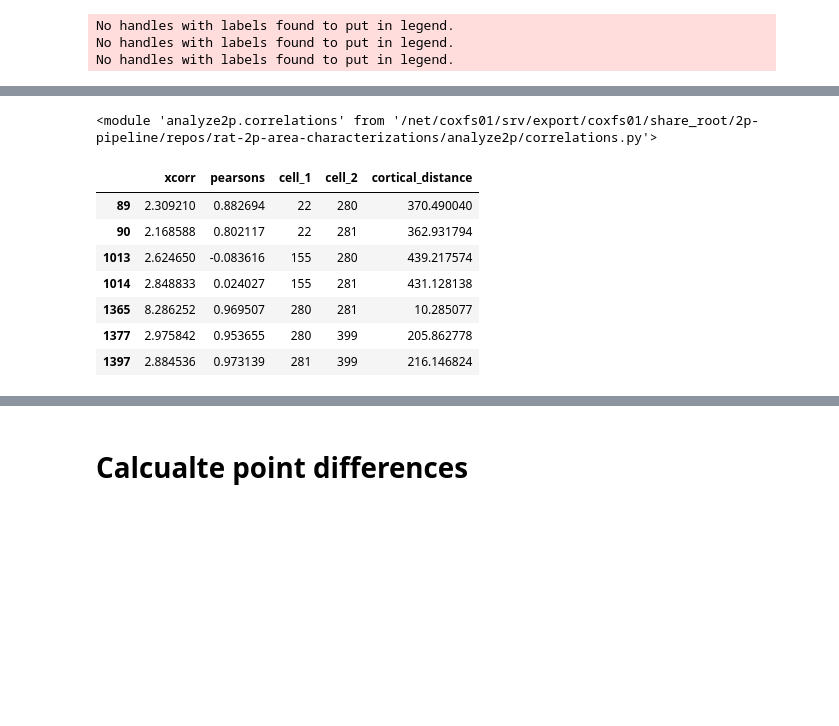
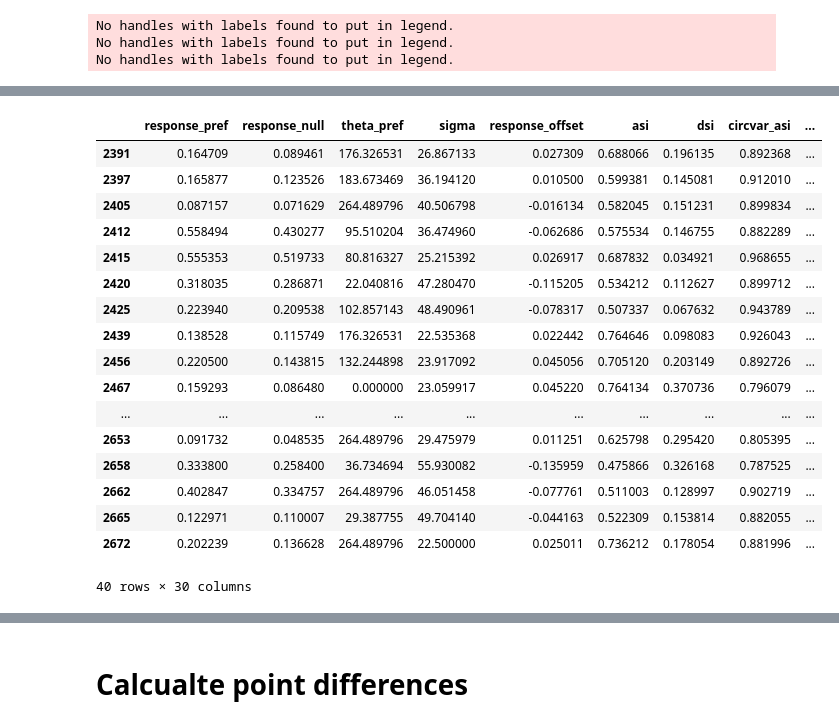
Before and after one commit to julianarhee/rat-2p-area-characterizations, a Jupyter notebook: analyze2p/gratings/correlate_tuning_curves.ipynb, the cells around one changed output, grey strips where cells are left out. Drawn from its saved outputs; the diff is of its cells as text; code cells hidden in the pictures; blank space fills up the shorter version.

```diff
--- a/analyze2p/gratings/correlate_tuning_curves.ipynb
+++ b/analyze2p/gratings/correlate_tuning_curves.ipynb
@@ -494,5 +500,3 @@ pl.subplots_adjust(wspace=0.5, left=0.1, right=0.9, bottom=0.2)
 import analyze2p.gratings.bootstrap_osi as osi
 # %%
 from scipy import signal
-# %%
-FITS = aggr.add_roi_positions(FITS)
@@ -499,10 +515,32 @@ FITS = aggr.add_roi_positions(FITS)
 # %%
 va='V1'
-dk='20190617_JC097_fov1'
-r1 = 399
-r2 = 37
+dk='20190511_JC083_fov1'
+r1 = 27
+r2 = 107
 
 fitdf = FITS[(FITS.visual_area==va) & (FITS.datakey==dk)].copy()
 ndf = NDATA[(NDATA.visual_area==va) & (NDATA.datakey==dk)].copy()
+adist = dists[(dists.visual_area==va) & (dists.datakey==dk)].copy()
+# %%
+fitdf[fitdf['gof']>=0.66]
+# %% [output]
+|  | response_pref | response_null | theta_pref | sigma | response_offset | asi | dsi | circvar_asi | ... |
+| 2391 | 0.164709 | 0.089461 | 176.326531 | 26.867133 | 0.027309 | 0.688066 | 0.196135 | 0.892368 | ... |
+| 2397 | 0.165877 | 0.123526 | 183.673469 | 36.194120 | 0.010500 | 0.599381 | 0.145081 | 0.912010 | ... |
+| 2405 | 0.087157 | 0.071629 | 264.489796 | 40.506798 | -0.016134 | 0.582045 | 0.151231 | 0.899834 | ... |
+| 2412 | 0.558494 | 0.430277 | 95.510204 | 36.474960 | -0.062686 | 0.575534 | 0.146755 | 0.882289 | ... |
+| 2415 | 0.555353 | 0.519733 | 80.816327 | 25.215392 | 0.026917 | 0.687832 | 0.034921 | 0.968655 | ... |
+| 2420 | 0.318035 | 0.286871 | 22.040816 | 47.280470 | -0.115205 | 0.534212 | 0.112627 | 0.899712 | ... |
+| 2425 | 0.223940 | 0.209538 | 102.857143 | 48.490961 | -0.078317 | 0.507337 | 0.067632 | 0.943789 | ... |
+| 2439 | 0.138528 | 0.115749 | 176.326531 | 22.535368 | 0.022442 | 0.764646 | 0.098083 | 0.926043 | ... |
+| 2456 | 0.220500 | 0.143815 | 132.244898 | 23.917092 | 0.045056 | 0.705120 | 0.203149 | 0.892726 | ... |
+| 2467 | 0.159293 | 0.086480 | 0.000000 | 23.059917 | 0.045220 | 0.764134 | 0.370736 | 0.796079 | ... |
+| ... | ... | ... | ... | ... | ... | ... | ... | ... | ... |
+| 2653 | 0.091732 | 0.048535 | 264.489796 | 29.475979 | 0.011251 | 0.625798 | 0.295420 | 0.805395 | ... |
+| 2658 | 0.333800 | 0.258400 | 36.734694 | 55.930082 | -0.135959 | 0.475866 | 0.326168 | 0.787525 | ... |
+| 2662 | 0.402847 | 0.334757 | 264.489796 | 46.051458 | -0.077761 | 0.511003 | 0.128997 | 0.902719 | ... |
+| 2665 | 0.122971 | 0.110007 | 29.387755 | 49.704140 | -0.044163 | 0.522309 | 0.153814 | 0.882055 | ... |
+| 2672 | 0.202239 | 0.136628 | 264.489796 | 22.500000 | 0.025011 | 0.736212 | 0.178054 | 0.881996 | ... |
+40 rows × 30 columns
 # %%
 fitdf.index = fitdf['cell'].values
@@ -512,35 +546,0 @@ fitdf.index = fitdf['cell'].values
-# %%
-# import analyze2p.gratings.bootstrap_osi as osi
-
-# def cross_correlate_curves(thetas, fitdf, a=0, b=1):
-#     '''Given fit params (gratings fits), get tuning curves, calculate corrs'''
-#     # Tuning curves
-#     params = ['response_pref', 'response_null', 'theta_pref',
-#               'sigma', 'response_offset']
-#     fitr1 = osi.double_gaussian(thetas, *fitdf[params].loc[a])
-#     fitr2 = osi.double_gaussian(thetas, *fitdf[params].loc[b])
-#     # cross-correlation
-#     ccorr = signal.correlate(fitr1, fitr2)
-#     lags = signal.correlation_lags(len(fitr1), len(fitr2))
-#     lagzero = list(lags).index(0)
-#     xcorr = ccorr[lagzero]
-#     # do pearson's corr
-#     cc, pv = spstats.pearsonr(fitr1, fitr2)
-#     # combine
-#     res = pd.Series({'xcorr': xcorr, 'pearsons': cc,
-#                       'cell_1': int(a), 'cell_2': int(b)})
-#     return res
-
-# def get_pw_curve_correlations(fitdf, n_intervals=9):
-#     '''Calculate cross-corr (0 lag) and pearsons corr for tuning curves'''
-#     tested_thetas = np.arange(0, 360, 45)
-#     thetas = osi.interp_values(tested_thetas, n_intervals=n_intervals, wrap_value=360)
-#     # Get pairs
-#     col_pairs = list(itertools.combinations(fitdf['cell'], 2))
-#     # do corrs for all pairs
-#     t = [do_cross_corr(thetas, fitdf, a=a, b=b) for (a, b) in col_pairs]
-#     df_ = pd.concat(t, axis=1).T
-#     return df_
-importlib.reload(cr)
-# %% [output]
-<module 'analyze2p.correlations' from '/net/coxfs01/srv/export/coxfs01/share_root/2p-pipeline/repos/rat-2p-area-characterizations/analyze2p/correlations.py'>
@@ -552,14 +547,3 @@ adist = cr.get_pw_distance(cc, fitdf, xcoord='ml_pos', ycoord='ap_pos',
-# %%
-adist[adist['xcorr']>2]
-# %% [output]
-|  | xcorr | pearsons | cell_1 | cell_2 | cortical_distance |
-| 89 | 2.309210 | 0.882694 | 22 | 280 | 370.490040 |
-| 90 | 2.168588 | 0.802117 | 22 | 281 | 362.931794 |
-| 1013 | 2.624650 | -0.083616 | 155 | 280 | 439.217574 |
-| 1014 | 2.848833 | 0.024027 | 155 | 281 | 431.128138 |
-| 1365 | 8.286252 | 0.969507 | 280 | 281 | 10.285077 |
-| 1377 | 2.975842 | 0.953655 | 280 | 399 | 205.862778 |
-| 1397 | 2.884536 | 0.973139 | 281 | 399 | 216.146824 |
 # %%
 fig, axn = pl.subplots(1,2)
 ax=axn[0]
```
Also changed, not shown: parts of 36 cells of this notebook, 4 other files.
